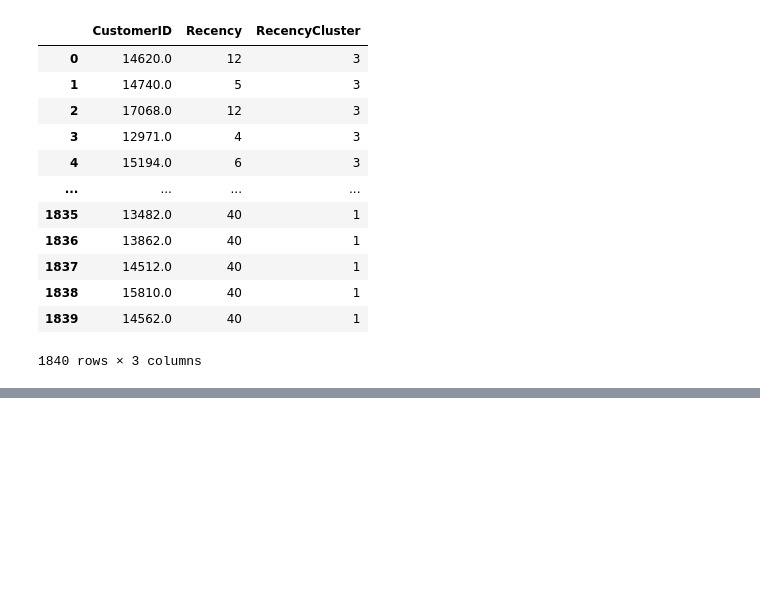
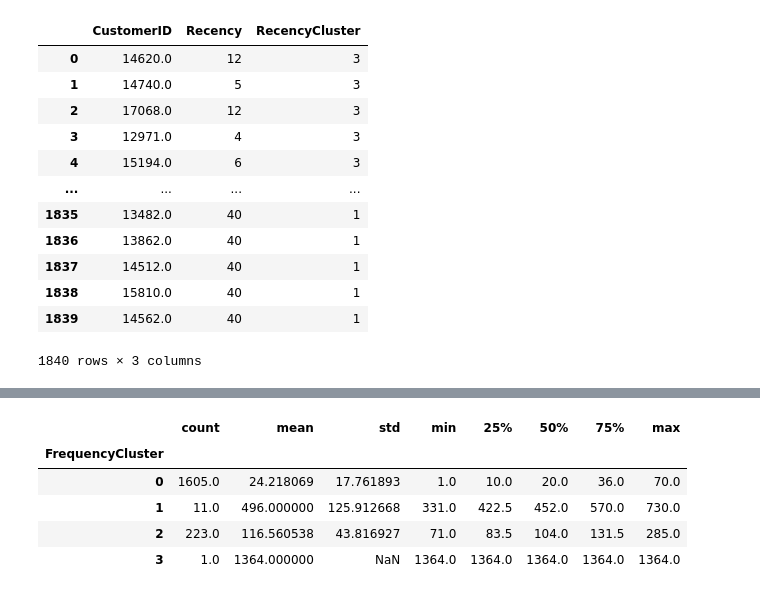
Before and after one commit to basel-ay/Customer-Lifetime-Value-Prediction, a Jupyter notebook: CLV Prediction.ipynb, the cells around one changed output, grey strips where cells are left out. Drawn from its saved outputs; the diff is of its cells as text; code cells hidden in the pictures; blank space fills up the shorter version.

```diff
--- a/CLV Prediction.ipynb
+++ b/CLV Prediction.ipynb
@@ -214,0 +320,9 @@ tx_user
+# %%
+tx_user.groupby('FrequencyCluster')['Frequency'].describe()
+# %% [output]
+|  | count | mean | std | min | 25% | 50% | 75% | max |
+| FrequencyCluster |  |  |  |  |  |  |  |  |
+| 0 | 1605.0 | 24.218069 | 17.761893 | 1.0 | 10.0 | 20.0 | 36.0 | 70.0 |
+| 1 | 11.0 | 496.000000 | 125.912668 | 331.0 | 422.5 | 452.0 | 570.0 | 730.0 |
+| 2 | 223.0 | 116.560538 | 43.816927 | 71.0 | 83.5 | 104.0 | 131.5 | 285.0 |
+| 3 | 1.0 | 1364.000000 | NaN | 1364.0 | 1364.0 | 1364.0 | 1364.0 | 1364.0 |
```
Also changed, not shown: parts of 15 cells of this notebook.
